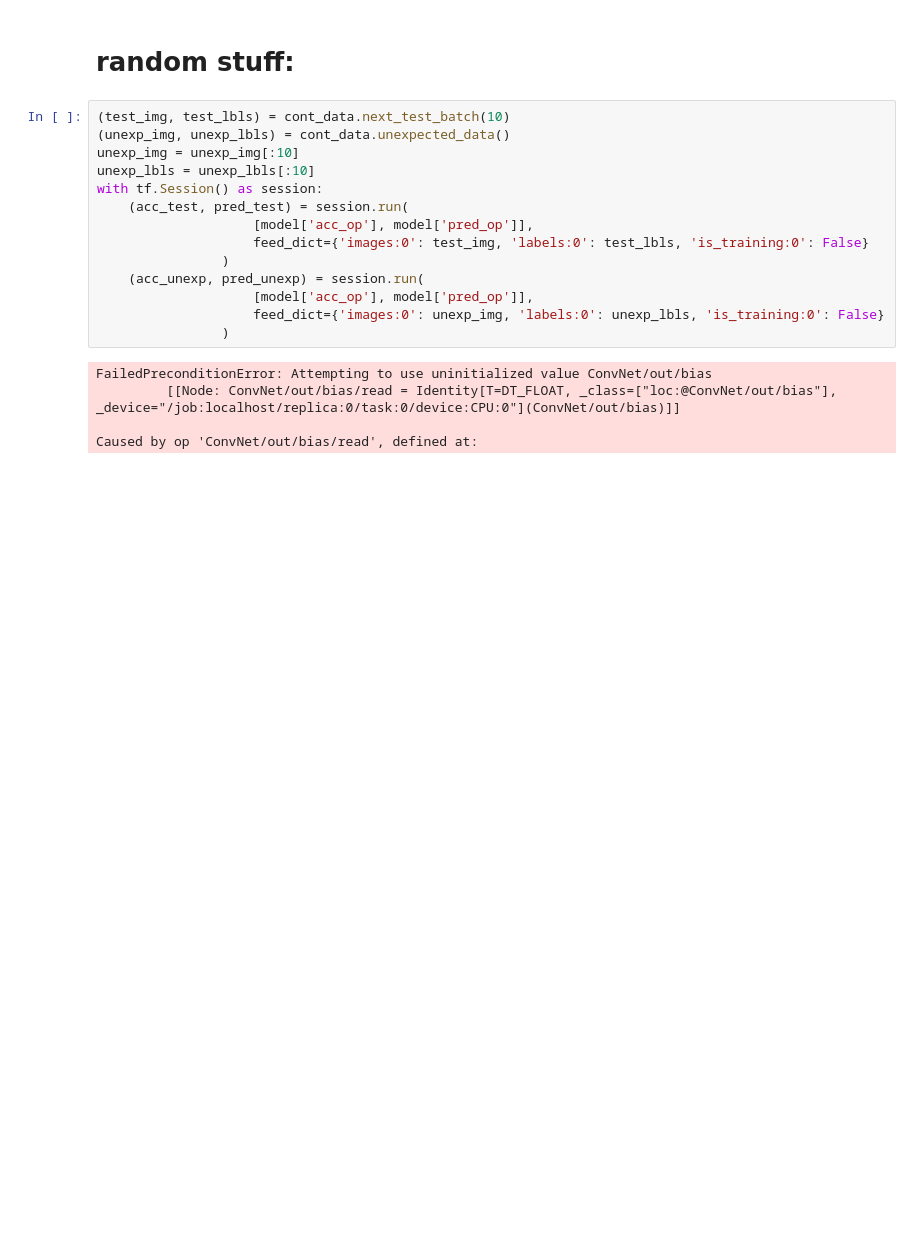
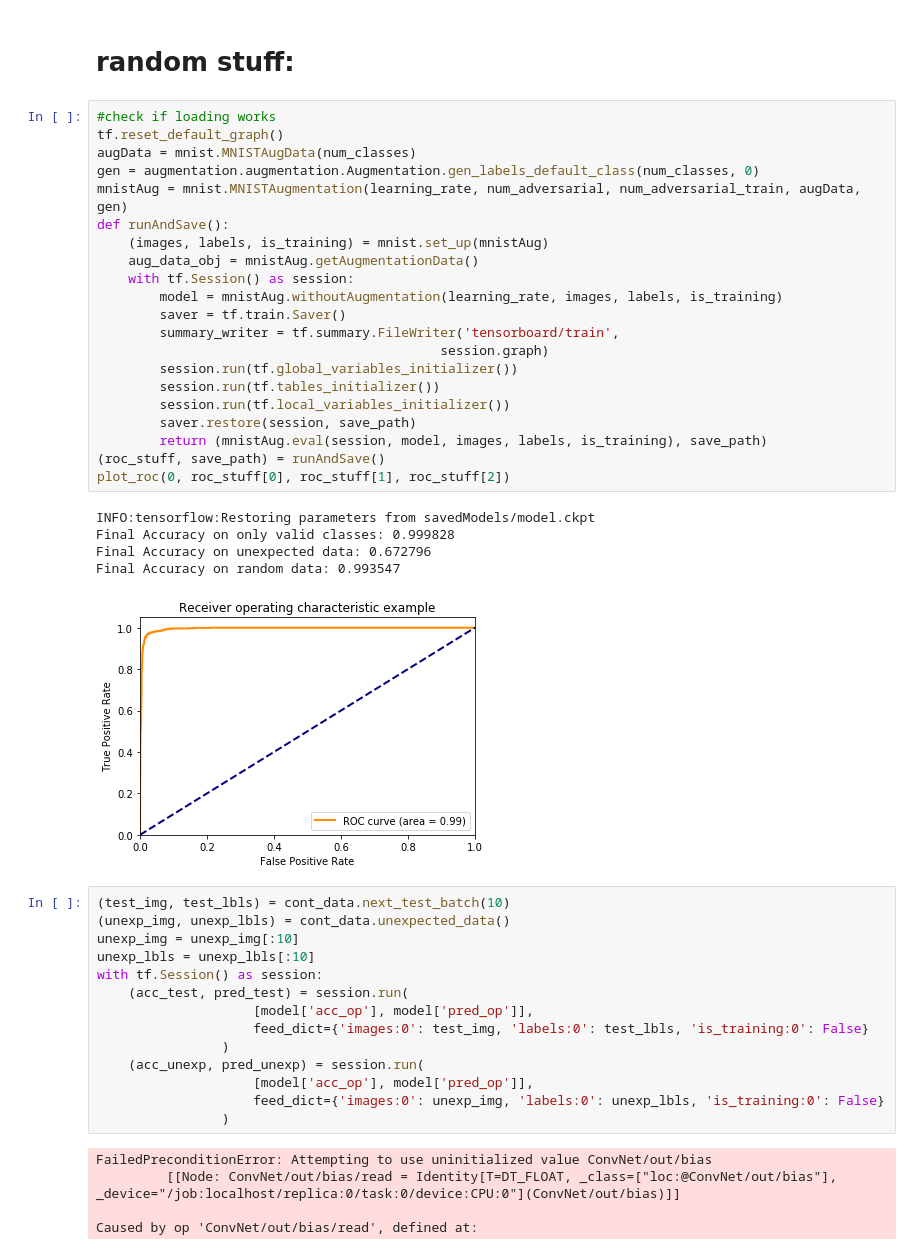
Before and after one commit to LeanderK/Contingency, a Jupyter notebook: mnist.ipynb, the cells around one changed output. Saved outputs shown, nothing was run; the diff lists cells and outputs as text; blank space fills up the shorter version.

```diff
--- a/mnist.ipynb
+++ b/mnist.ipynb
@@ -129,5 +223,32 @@ Final Accuracy on random data: 0.973845
 # %% [markdown]
 # random stuff:
+# %%
+#check if loading works
+tf.reset_default_graph()
+augData = mnist.MNISTAugData(num_classes)
+gen = augmentation.augmentation.Augmentation.gen_labels_default_class(num_classes, 0)
+mnistAug = mnist.MNISTAugmentation(learning_rate, num_adversarial, num_adversarial_train, augData, gen)
+def runAndSave():
+    (images, labels, is_training) = mnist.set_up(mnistAug)
+    aug_data_obj = mnistAug.getAugmentationData()
+    with tf.Session() as session:
+        model = mnistAug.withoutAugmentation(learning_rate, images, labels, is_training)
+        saver = tf.train.Saver()
+        summary_writer = tf.summary.FileWriter('tensorboard/train',
+                                            session.graph)
+        session.run(tf.global_variables_initializer())
+        session.run(tf.tables_initializer())
+        session.run(tf.local_variables_initializer())
+        saver.restore(session, save_path)
+        return (mnistAug.eval(session, model, images, labels, is_training), save_path)
+(roc_stuff, save_path) = runAndSave()
+plot_roc(0, roc_stuff[0], roc_stuff[1], roc_stuff[2])
+# %% [output]
+INFO:tensorflow:Restoring parameters from savedModels/model.ckpt
+Final Accuracy on only valid classes: 0.999828
+Final Accuracy on unexpected data: 0.672796
+Final Accuracy on random data: 0.993547
+[figure, added]
 # %%
 (test_img, test_lbls) = cont_data.next_test_batch(10)
 (unexp_img, unexp_lbls) = cont_data.unexpected_data()
```
Also changed, not shown: parts of 7 cells of this notebook, 2 other files.
